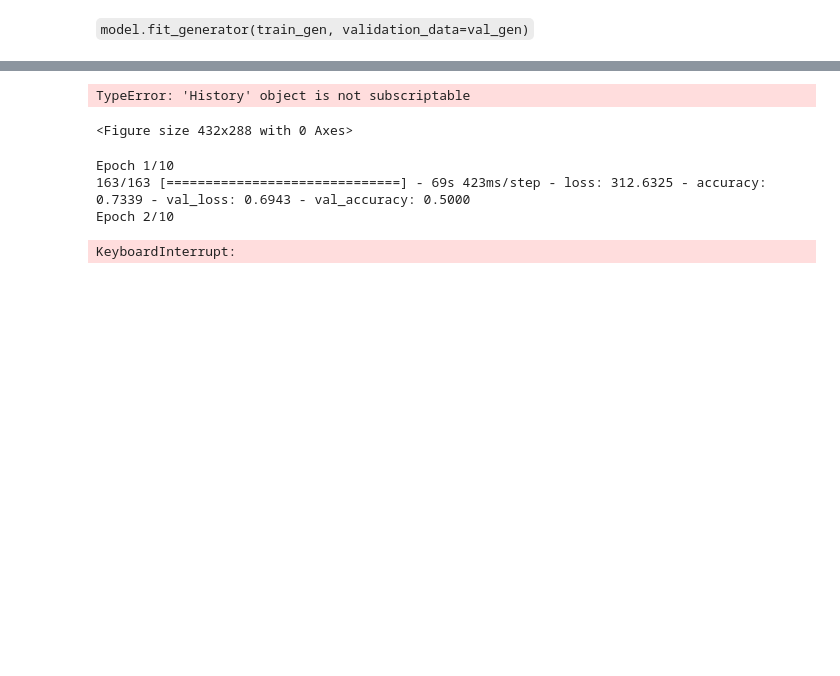
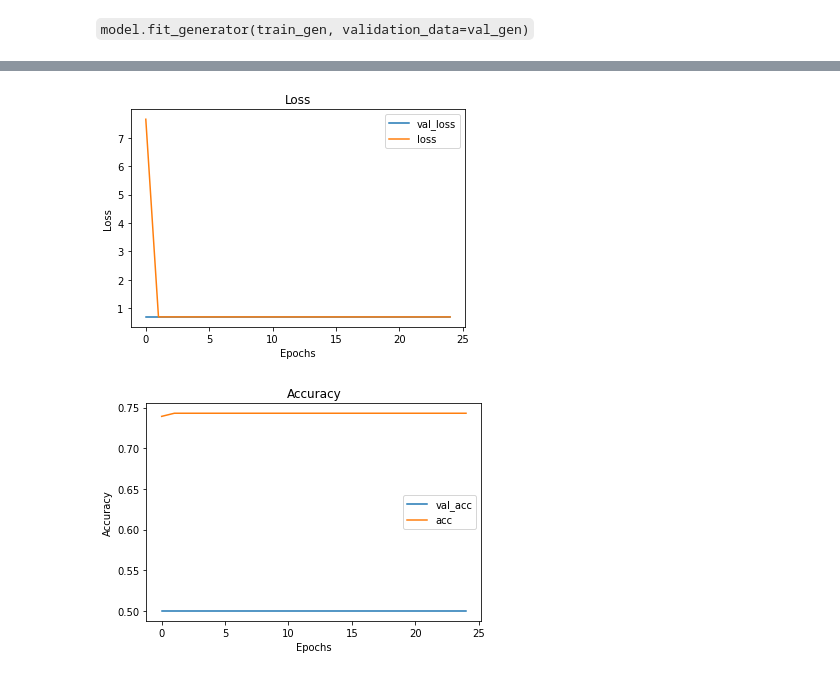
Before and after one commit to Zealfire243/X-ray-Classification-Model, a Jupyter notebook: MaidenVoyage.ipynb, the cells around one changed output, grey strips where cells are left out. Cells and saved outputs as stored; diff of their text form; code cells hidden in the pictures; blank space fills up the shorter version.

Commit message:
model working commit

```diff
--- a/MaidenVoyage.ipynb
+++ b/MaidenVoyage.ipynb
@@ -21,3 +23,5 @@ len(train_gen.labels)
+# %%
+opt = SGD(learning_rate=1*10**-5)
 # %% [markdown]
 `model.fit_generator(train_gen, validation_data=val_gen)`
 # %%
@@ -33,8 +37,8 @@ def visualize_training_results(results):
     plt.show()
 
     plt.figure()
-    plt.plot(history['val_acc'])
-    plt.plot(history['acc'])
+    plt.plot(history['val_accuracy'])
+    plt.plot(history['accuracy'])
     plt.legend(['val_acc', 'acc'])
     plt.title('Accuracy')
     plt.xlabel('Epochs')
@@ -49,5 +53,9 @@ def baseline_model(image_shape):
         layers.Dense(2, activation='sigmoid')
     ]
     model = Sequential(model_layers)
-    model.compile(loss='binary_crossentropy', optimizer='adam', metrics=['accuracy'])
+    model.compile(loss='binary_crossentropy', optimizer=opt, metrics=['accuracy'])
     return model
+# %%
+
+baseline_model = baseline_model(train_gen.image_shape)
+results_1 = baseline_model.fit(train_gen, validation_data=val_gen, epochs=25)
@@ -54,16 +80,8 @@ def baseline_model(image_shape):
 # %%
-visualize_training_results(baseline_model)
+visualize_training_results(results_1)
 # %% [output]
-TypeError: 'History' object is not subscriptable
-<Figure size 432x288 with 0 Axes>
+[figure, added]
+[figure, added]
-# %%
-baseline_model = baseline_model(train_gen.image_shape)
-baseline_model.fit(train_gen, validation_data=val_gen, epochs=10)
-# %% [output]
-Epoch 1/10
-163/163 [==============================] - 69s 423ms/step - loss: 312.6325 - accuracy: 0.7339 - val_loss: 0.6943 - val_accuracy: 0.5000
-Epoch 2/10
-KeyboardInterrupt:
 # %%
 def conv_1(image_shape):
     these_layers = [
```
Also changed, not shown: parts of 16 cells of this notebook.
